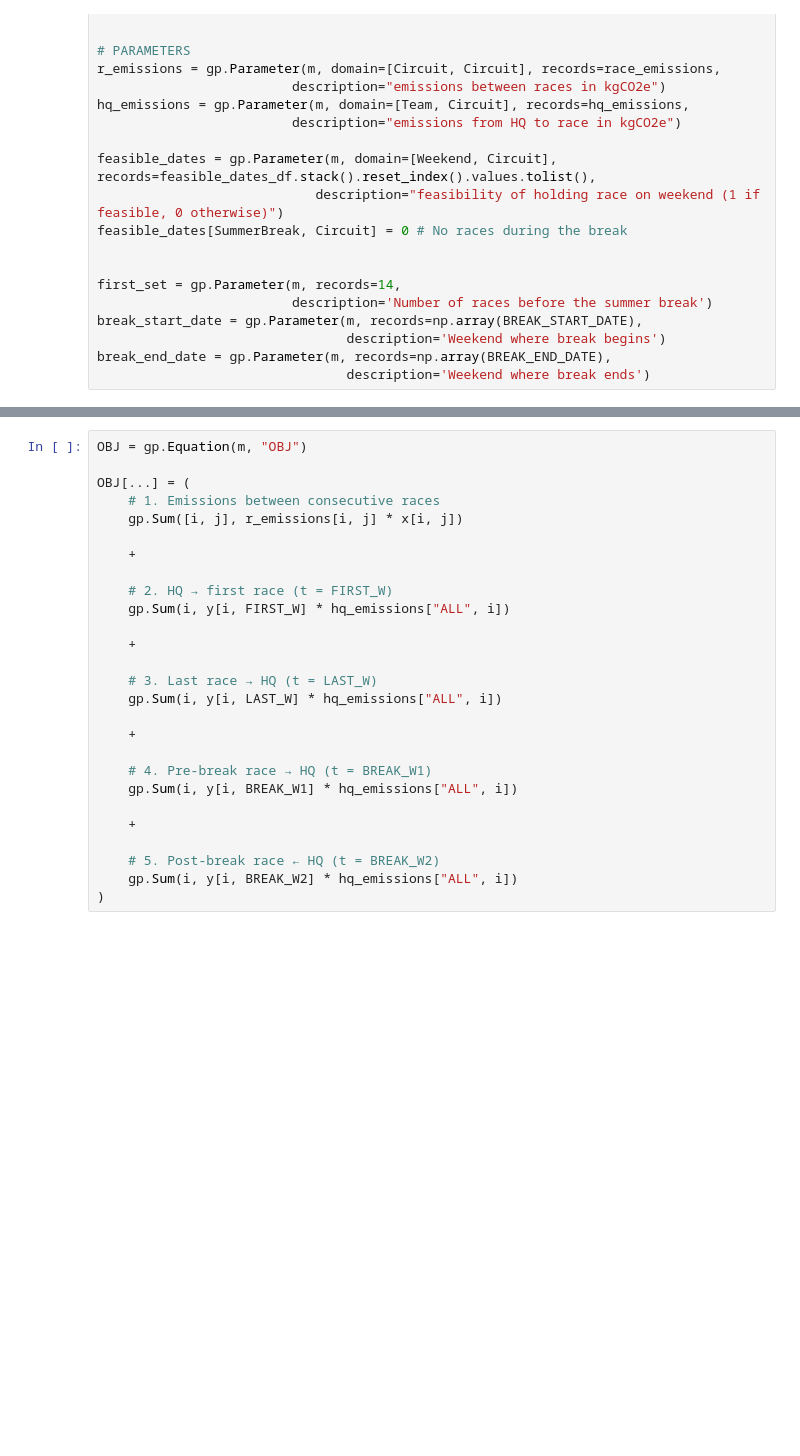
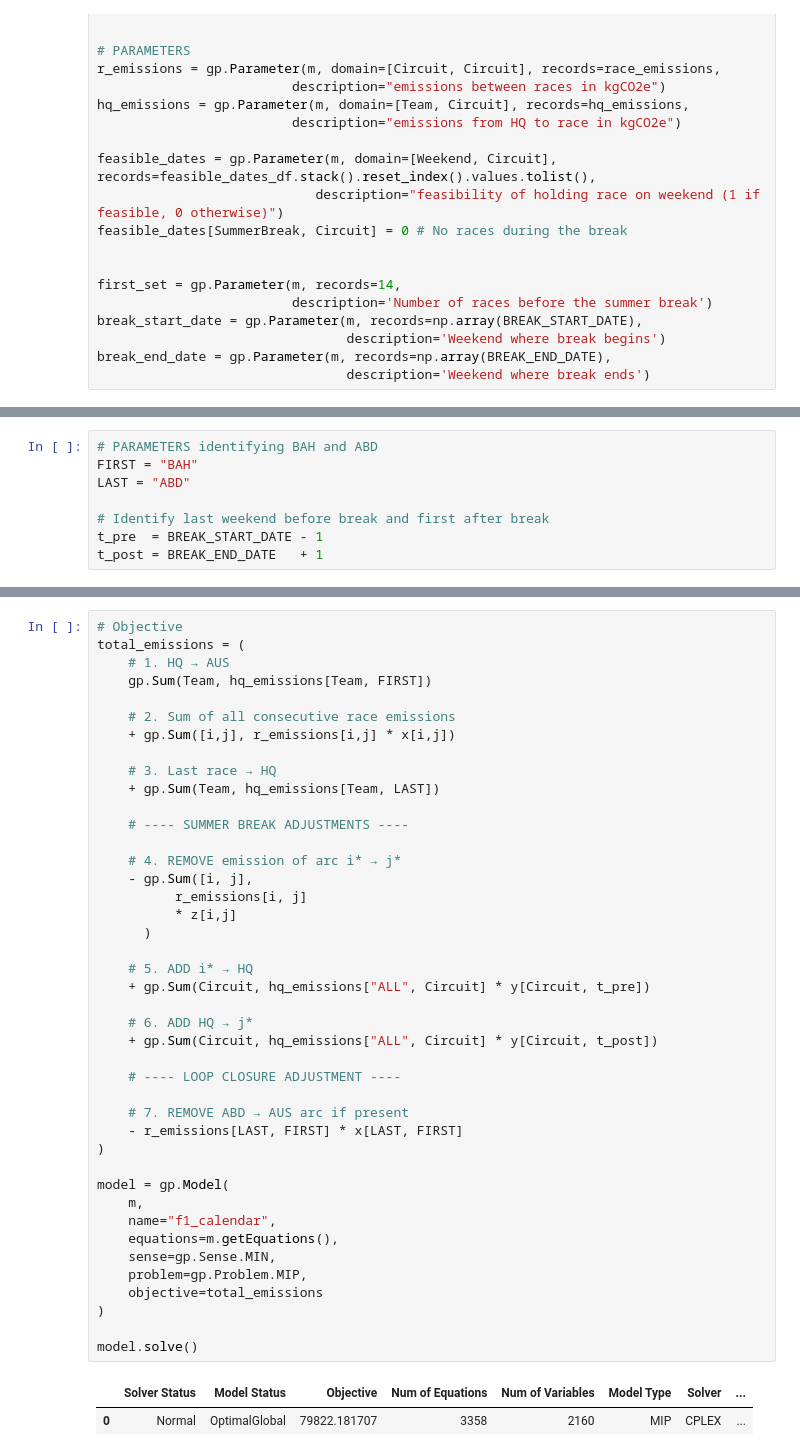
Before and after one commit to GokulnathUW/f1-calendar-optimization, a Jupyter notebook: model.ipynb, the cells around one changed output, grey strips where cells are left out. Drawn from its saved outputs; the diff is of its cells as text; blank space fills up the shorter version.

```diff
--- a/model.ipynb
+++ b/model.ipynb
@@ -156,0 +157,8 @@ TypeError: 'ImplicitParameter' object is not callable
+# %%
+# PARAMETERS identifying BAH and ABD
+FIRST = "BAH"
+LAST = "ABD"
+
+# Identify last weekend before break and first after break
+t_pre  = BREAK_START_DATE - 1
+t_post = BREAK_END_DATE   + 1
@@ -157,27 +175,45 @@ TypeError: 'ImplicitParameter' object is not callable
 # %%
-OBJ = gp.Equation(m, "OBJ")
+# Objective
+total_emissions = (
+    # 1. HQ → AUS
+    gp.Sum(Team, hq_emissions[Team, FIRST])
 
-OBJ[...] = (
-    # 1. Emissions between consecutive races
-    gp.Sum([i, j], r_emissions[i, j] * x[i, j])
+    # 2. Sum of all consecutive race emissions
+    + gp.Sum([i,j], r_emissions[i,j] * x[i,j])
 
-    +
+    # 3. Last race → HQ
+    + gp.Sum(Team, hq_emissions[Team, LAST])
 
-    # 2. HQ → first race (t = FIRST_W)
-    gp.Sum(i, y[i, FIRST_W] * hq_emissions["ALL", i])
+    # ---- SUMMER BREAK ADJUSTMENTS ----
 
-    +
+    # 4. REMOVE emission of arc i* → j*
+    - gp.Sum([i, j],
+          r_emissions[i, j]
+          * z[i,j]
+      )
 
-    # 3. Last race → HQ (t = LAST_W)
-    gp.Sum(i, y[i, LAST_W] * hq_emissions["ALL", i])
+    # 5. ADD i* → HQ
+    + gp.Sum(Circuit, hq_emissions["ALL", Circuit] * y[Circuit, t_pre])
 
-    +
+    # 6. ADD HQ → j*
+    + gp.Sum(Circuit, hq_emissions["ALL", Circuit] * y[Circuit, t_post])
 
-    # 4. Pre-break race → HQ (t = BREAK_W1)
-    gp.Sum(i, y[i, BREAK_W1] * hq_emissions["ALL", i])
+    # ---- LOOP CLOSURE ADJUSTMENT ----
 
-    +
+    # 7. REMOVE ABD → AUS arc if present
+    - r_emissions[LAST, FIRST] * x[LAST, FIRST]
+)
 
-    # 5. Post-break race ← HQ (t = BREAK_W2)
-    gp.Sum(i, y[i, BREAK_W2] * hq_emissions["ALL", i])
+model = gp.Model(
+    m,
+    name="f1_calendar",
+    equations=m.getEquations(),
+    sense=gp.Sense.MIN,
+    problem=gp.Problem.MIP,
+    objective=total_emissions
 )
+
+model.solve()
+# %% [output]
+|  | Solver Status | Model Status | Objective | Num of Equations | Num of Variables | Model Type | Solver | ... |
+| 0 | Normal | OptimalGlobal | 79822.181707 | 3358 | 2160 | MIP | CPLEX | ... |
```
Also changed, not shown: parts of 9 cells of this notebook, 1 other file.
